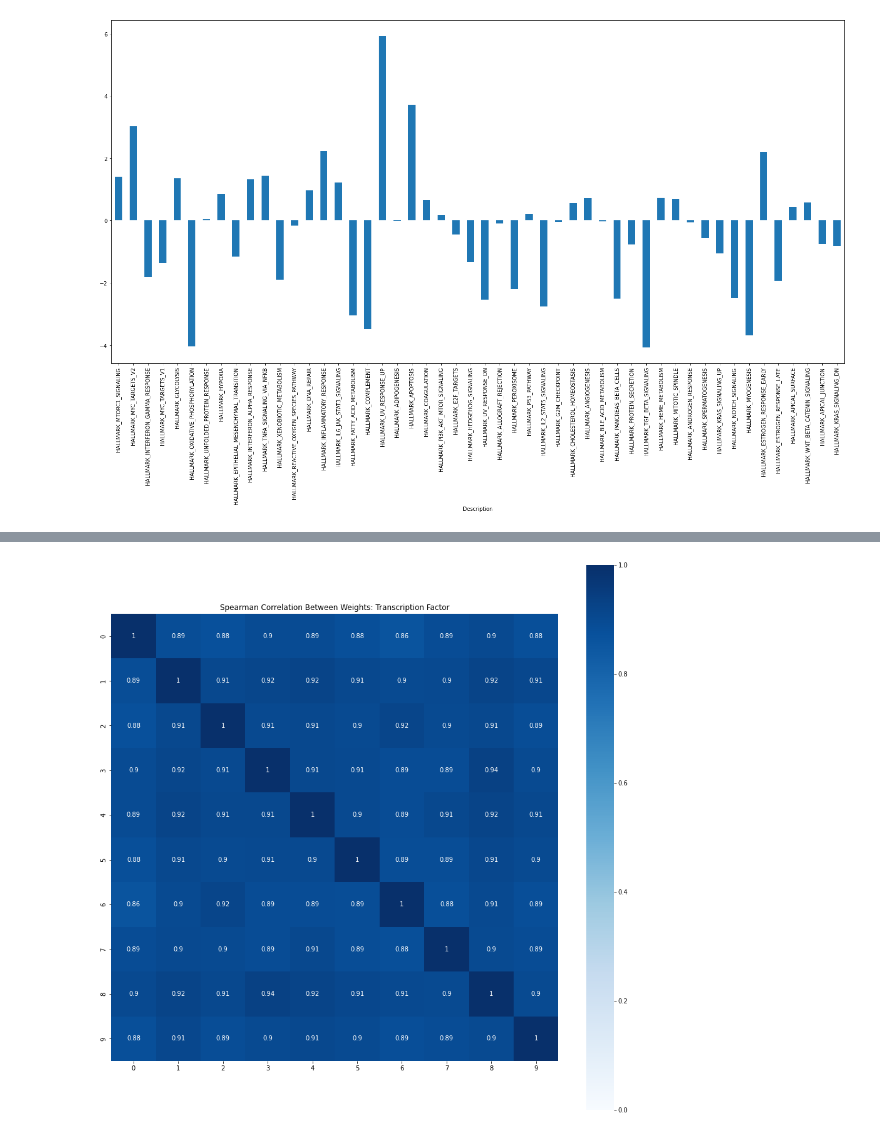
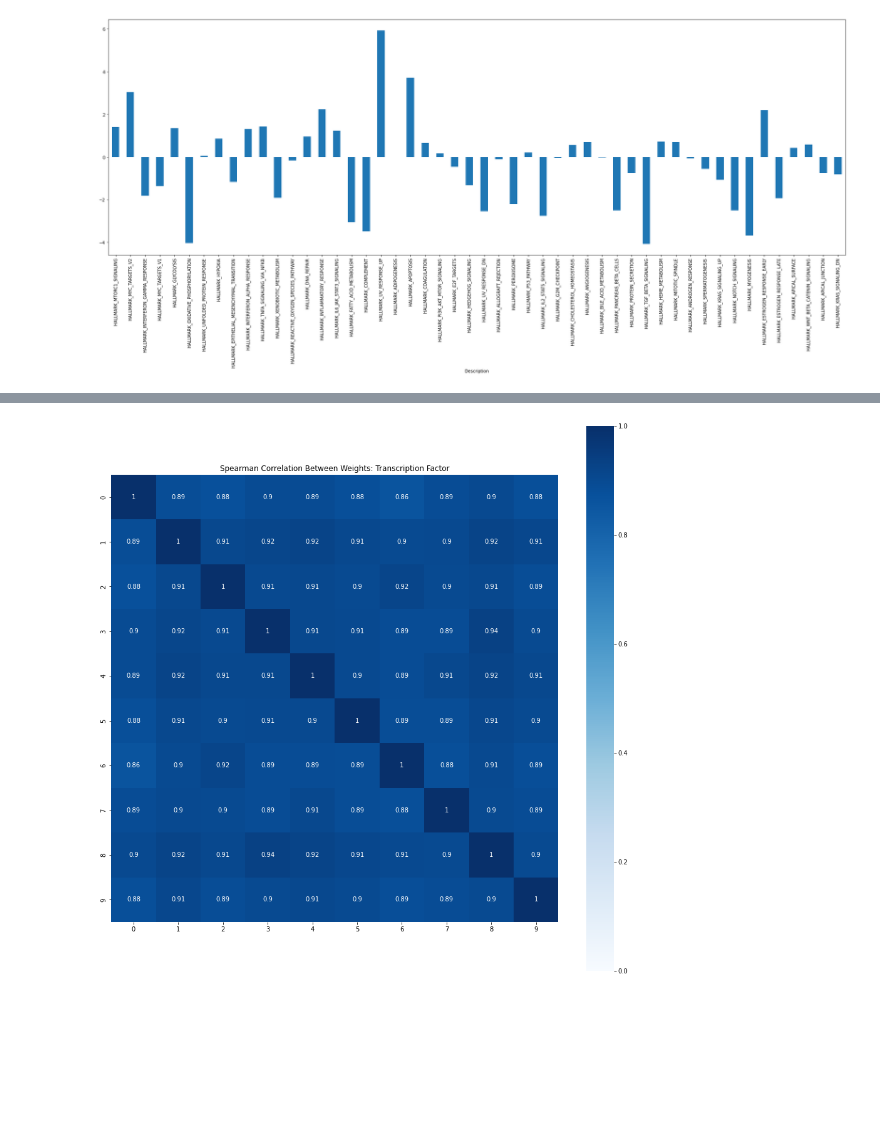
Before and after one commit to Koushul/CITRUS, a Jupyter notebook: MCF10A.ipynb, the cells around one changed output, grey strips where cells are left out. Cells and saved outputs as stored; diff of their text form; code cells hidden in the pictures; blank space fills up the shorter version.

```diff
--- a/MCF10A.ipynb
+++ b/MCF10A.ipynb
@@ -141,5 +141,7 @@ from scipy.stats import spearmanr
 # %%
 pd.DataFrame(np.sum([models[x].pathways.weight.sum(0).data.numpy() for x  in range(10)], axis=0), index=hallmark.Description).plot(kind='bar', legend=False, figsize=(25, 12))
 plt.savefig('SumDistribution.png', dpi=300)
+plt.tight_layout()
+plt.show()
 # %% [output]
-[figure, old version]
+[figure, new version]
```
Also changed, not shown: parts of 2 cells of this notebook, 1 other file.
